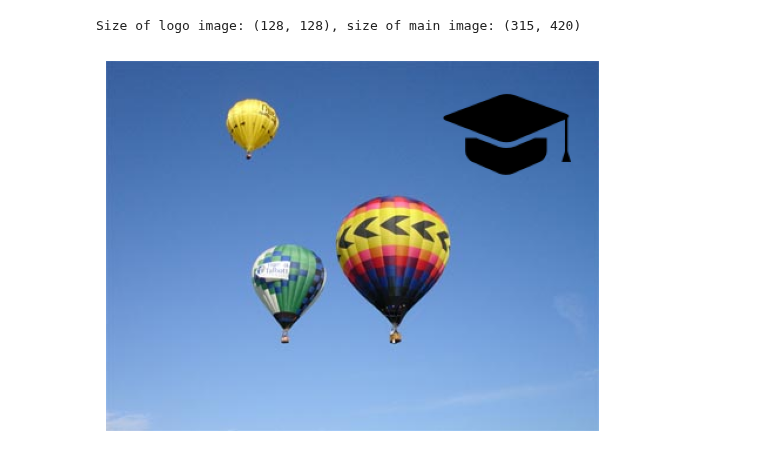
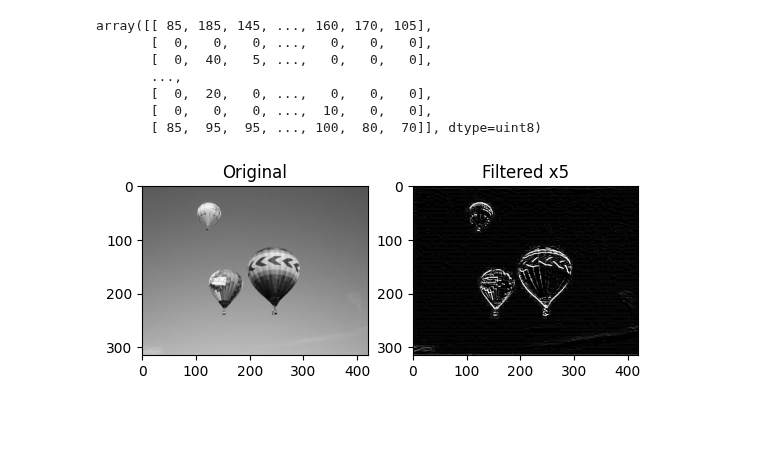
Before and after one commit to olesuv/homeworks-labs, a Jupyter notebook: digital-image-processing/lab-5.ipynb, the cells around one changed output. Cells and saved outputs as stored; diff of their text form; code cells hidden in the pictures; blank space fills up the shorter version.

```diff
--- a/digital-image-processing/lab-5.ipynb
+++ b/digital-image-processing/lab-5.ipynb
@@ -6,30 +7,22 @@ import cv2
 # %%
-logo = cv2.imread('assets/square.png', -1)
-logo = cv2.resize(logo, (0,0), fx=0.5, fy=0.5)
+main = cv.imread('assets/baloons.jpg', cv.IMREAD_GRAYSCALE)
 
-main = cv2.imread('assets/baloons.jpg')
+kernel = np.array([[-1, -2], [2, 1]], dtype=np.float32)
+kernel *= 5
-# %%
-(logo_h, logo_w) = logo.shape[:2]
-(main_h, main_w) = main.shape[:2]
-
-print(f"Size of logo image: {logo_h, logo_w}, size of main image: {main_h, main_w}")
-# %% [output]
-Size of logo image: (128, 128), size of main image: (315, 420)
-# %%
-x_offset = main_w - logo_w - 15
-y_offset = main_h - logo_h - 185
-
-y1, y2 = y_offset, y_offset + logo.shape[0]
-x1, x2 = x_offset, x_offset + logo.shape[1]
-
-alpha_logo = logo[:, :, 3] / 255.0
-alpha_main = 1.0 - alpha_logo
-
-for c in range(0, 3):
-    main[y1:y2, x1:x2, c] = (alpha_logo * logo[:, :, c] + alpha_main * main[y1:y2, x1:x2, c])
+# %%
+result = cv.filter2D(main, -1, kernel)
+result
+# %% [output]
+array([[ 85, 185, 145, ..., 160, 170, 105],
+       [  0,   0,   0, ...,   0,   0,   0],
+       [  0,  40,   5, ...,   0,   0,   0],
+       ...,
+       [  0,  20,   0, ...,   0,   0,   0],
+       [  0,   0,   0, ...,  10,   0,   0],
+       [ 85,  95,  95, ..., 100,  80,  70]], dtype=uint8)
 # %%
-plt.imshow(cv2.cvtColor(main, cv2.COLOR_BGR2RGB))
-plt.axis('off')
+plt.subplot(121), plt.imshow(cv.cvtColor(main, cv.COLOR_BGR2RGB)), plt.title('Original')
+plt.subplot(122), plt.imshow(cv.cvtColor(result, cv.COLOR_BGR2RGB)), plt.title('Filtered x5')
 plt.show()
 # %% [output]
-[figure, old version]
+[figure, new version]
```
Also changed, not shown: parts of 1 cell of this notebook.
